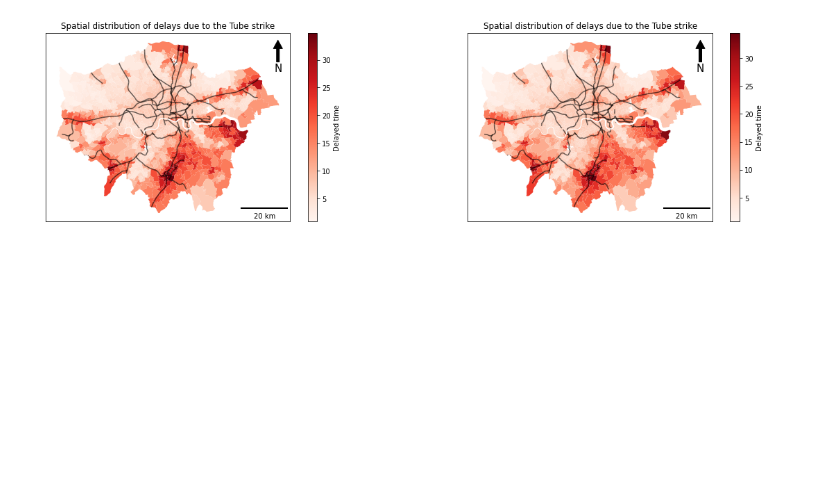
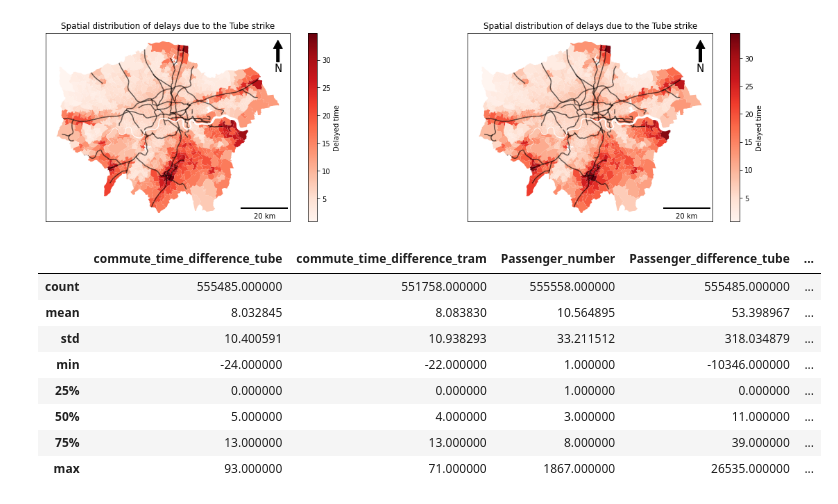
Before and after one commit to xinyi8888/CASA_dissertation, a Jupyter notebook: Draft.ipynb, the cells around one changed output. Saved outputs shown, nothing was run; the diff lists cells and outputs as text; code cells hidden in the pictures; blank space fills up the shorter version.

Commit message:
add commuter

```diff
--- a/Draft.ipynb
+++ b/Draft.ipynb
@@ -44,6 +66,7 @@ lines = gpd.read_file('data/tfl_lines.json')
 # %%
 London=London.to_crs(epsg=4326)
 London_MSOA=London.loc[:,['MSOA11CD', 'MSOA11NM']]
+London_MSOA_list=list(London_MSOA['MSOA11CD'])
 London['centre']=London.to_crs('+proj=cea').centroid.to_crs(epsg=4326)
 London['centre_lat'] = London.centre.apply(lambda p: p.y)
 London['centre_lon'] = London.centre.apply(lambda p: p.x)
@@ -330,0 +379,34 @@ cbar.set_label('Delayed time')
+# %%
+commuter_age=collect_data(commuter_age)
+commuter_age_strike = pd.merge(commute_time_com, commuter_age, left_on=['Origin_MSOACD', 'Origin_MSOANM', 'Destination_MSOACD', 'Destination_MSOANM'],
+                        right_on=['Area of usual residence', 'Residence_MSOANM', 'Area of workplace', 'Workplace_MSOANM'])
+
+commuter_industry=collect_data(commuter_industry)
+commuter_industry_strike = pd.merge(commute_time_com, commuter_industry, left_on=['Origin_MSOACD', 'Origin_MSOANM', 'Destination_MSOACD', 'Destination_MSOANM'],
+                        right_on=['Area of usual residence', 'Residence_MSOANM', 'Area of workplace', 'Workplace_MSOANM'])
+
+commuter_occupation=collect_data(commuter_occupation)
+commuter_occupation_strike = pd.merge(commute_time_com, commuter_occupation, left_on=['Origin_MSOACD', 'Origin_MSOANM', 'Destination_MSOACD', 'Destination_MSOANM'],
+                        right_on=['Area of usual residence', 'Residence_MSOANM', 'Area of workplace', 'Workplace_MSOANM'])
+# %%
+commuter_strike=commuter_age_strike.copy()
+
+commuter_strike['Passenger_difference_tube']=commuter_strike['commute_time_difference_tube']*commuter_strike['All categories: Age 16 and over']
+commuter_strike['Passenger_difference_tram']=commuter_strike['commute_time_difference_tram']*commuter_strike['All categories: Age 16 and over']
+
+commuter_strike=commuter_strike.rename(columns={'All categories: Age 16 and over':'Passenger_number'})
+
+order=['Origin_MSOACD', 'Origin_MSOANM', 'Destination_MSOACD', 'Destination_MSOANM' ,'commute_time_difference_tube', 'commute_time_difference_tram',
+       'Passenger_number', 'Passenger_difference_tube', 'Passenger_difference_tram']
+commuter_strike=commuter_strike[order]
+commuter_strike.describe()
+# %% [output]
+|  | commute_time_difference_tube | commute_time_difference_tram | Passenger_number | Passenger_difference_tube | ... |
+| count | 555485.000000 | 551758.000000 | 555558.000000 | 555485.000000 | ... |
+| mean | 8.032845 | 8.083830 | 10.564895 | 53.398967 | ... |
+| std | 10.400591 | 10.938293 | 33.211512 | 318.034879 | ... |
+| min | -24.000000 | -22.000000 | 1.000000 | -10346.000000 | ... |
+| 25% | 0.000000 | 0.000000 | 1.000000 | 0.000000 | ... |
+| 50% | 5.000000 | 4.000000 | 3.000000 | 11.000000 | ... |
+| 75% | 13.000000 | 13.000000 | 8.000000 | 39.000000 | ... |
+| max | 93.000000 | 71.000000 | 1867.000000 | 26535.000000 | ... |
```
Also changed, not shown: parts of 3 cells of this notebook.
